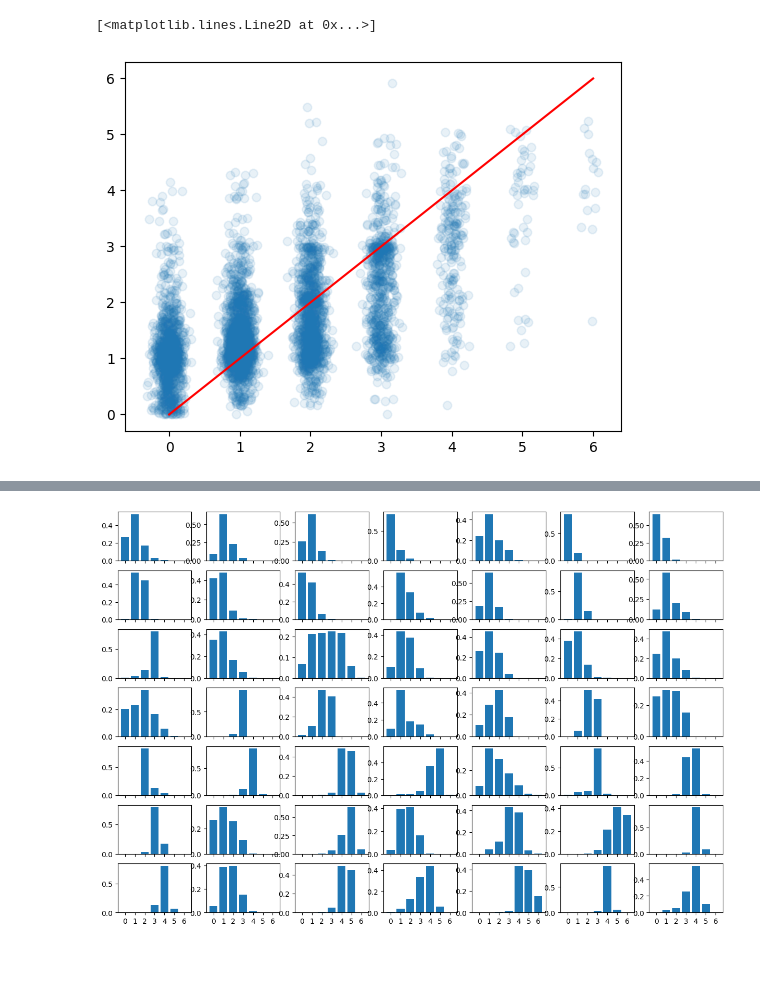
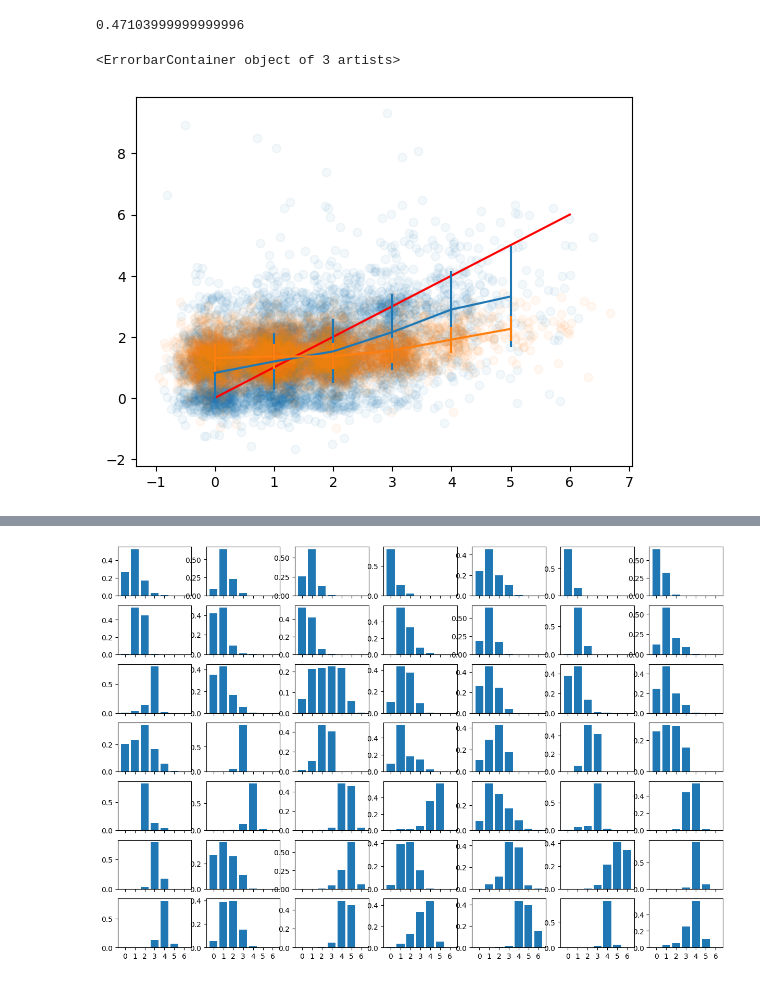
Before and after one commit to katiekang1998/llm_hallucinations, a Jupyter notebook: examples/analyze_bios_rm.ipynb, the cells around one changed output, grey strips where cells are left out. Cells and saved outputs as stored; diff of their text form; code cells hidden in the pictures.

```diff
--- a/examples/analyze_bios_rm.ipynb
+++ b/examples/analyze_bios_rm.ipynb
@@ -18,3 +18,6 @@ for i in range(len(factscores["decisions"])):
         num_total_all.append(min(num_total, 6))
         num_true = np.sum([fact["is_supported"] for fact in decison])
         num_true_all.append(min(num_true, 6))
+
+num_true_all = np.array(num_true_all)
+num_total_all = np.array(num_total_all)
@@ -29,0 +72,5 @@ pred_num_total_zero_to_six_probs = np.load(model_path+"/test_medium_num_total_ze
+# %%
+model_path = "ckpts/rm3_bios_llama7B/checkpoint_30000/hf_model"
+
+pred_num_correct = np.load(model_path+"/test_medium_num_correct_preds.npy")
+pred_num_total = np.load(model_path+"/test_medium_num_total_preds.npy")
@@ -55,15 +225,46 @@ plt.plot([0, 1], [0, 1], color="red")
+# %%
+(np.array(num_true_all)/np.array(num_total_all)).mean()
+# %% [output]
+0.47103999999999996
 # %%
 # pred_zero_to_six_probs.argmax(axis=1)
 # pred_zero_to_six_probs*[[0, 1, 2, 3, 4, 5, 6]]
 
-plt.scatter(np.array(num_true_all)+np.random.normal(0, 0.1, len(num_true_all)), (pred_num_correct_zero_to_six_probs*[[0, 1, 2, 3, 4, 5, 6]]).sum(axis=1), alpha=0.1)
+# plt.scatter(np.array(num_true_all)+np.random.normal(0, 0.1, len(num_true_all)), (pred_num_correct_zero_to_six_probs*[[0, 1, 2, 3, 4, 5, 6]]).sum(axis=1), alpha=0.05)
+plt.scatter(np.array(num_true_all)+np.random.normal(0, 0.3, len(num_true_all)), pred_num_correct+np.random.normal(0, 0.3, len(num_true_all)), alpha=0.05)
+
+
+plt.scatter(np.array(num_true_all)+np.random.normal(0, 0.3, len(num_true_all)), 0.47*pred_num_total+np.random.normal(0, 0.3, len(num_true_all)), alpha=0.05)
 
 # plt.scatter(np.array(num_total_all)+np.random.normal(0, 0.2, len(num_total_all)), (pred_num_total_zero_to_six_probs*[[0, 1, 2, 3, 4, 5, 6]]).sum(axis=1), alpha=0.1)
 
 plt.plot([0, 6], [0, 6], color="red")
+
+x_ranges = np.arange(0, 6, 1)
+y_means = []
+y_stds = []
+
+for x in x_ranges:
+    idxs = np.where((x <= num_true_all) & (num_true_all < x+0.1))[0]
+    y_means.append(np.mean(pred_num_correct[idxs]))
+    y_stds.append(np.std(pred_num_correct[idxs]))
+
+plt.errorbar(x_ranges, y_means, yerr=y_stds)#, fmt='o', color="red")
+
+
+x_ranges = np.arange(0, 6, 1)
+y_means = []
+y_stds = []
+
+for x in x_ranges:
+    idxs = np.where((x <= num_true_all) & (num_true_all < x+0.1))[0]
+    y_means.append(np.mean(0.47*pred_num_total[idxs]))
+    y_stds.append(np.std(0.47*pred_num_total[idxs]))
+
+plt.errorbar(x_ranges, y_means, yerr=y_stds)#, fmt='o', color="red")
 # %% [output]
-[<matplotlib.lines.Line2D at 0x...>]
+<ErrorbarContainer object of 3 artists>
-[figure, old version]
+[figure, new version]
 # %%
 #make 7 subplots vertically
 fig, axs = plt.subplots(7, 1, sharex=True, figsize=(3, 10))
```
Also changed, not shown: parts of 10 cells of this notebook, 36 other files.
